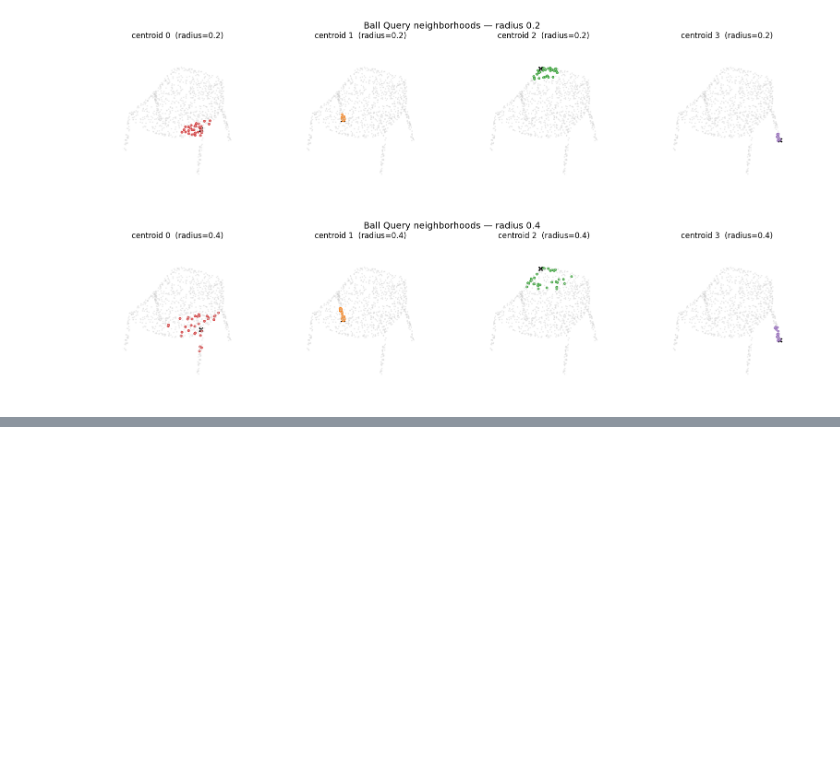
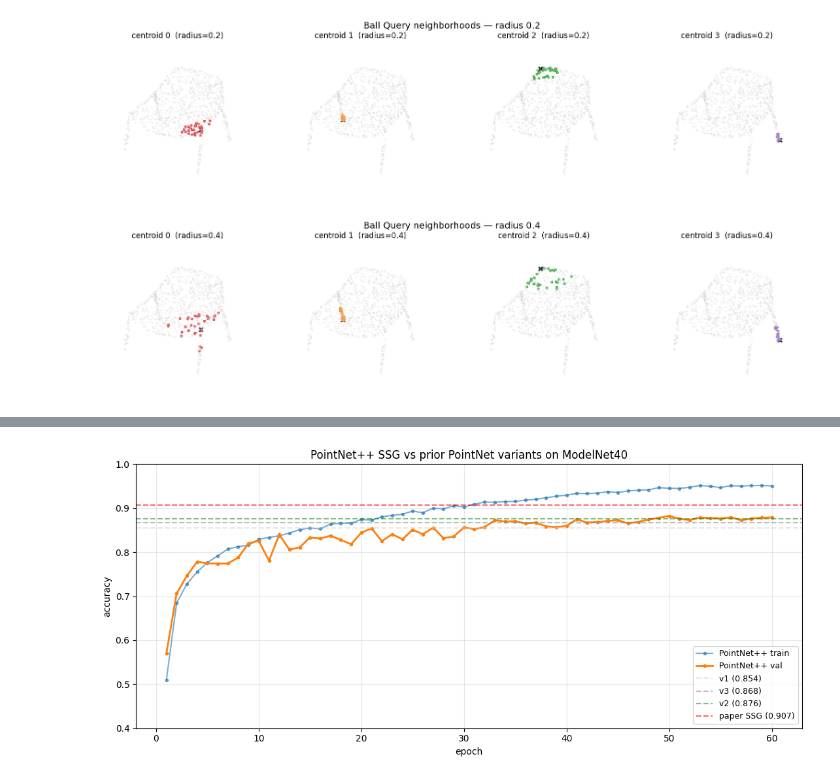
Before and after one commit to Vatsy05/3D-Object-Detection, a Jupyter notebook: notebooks/PointCloudPointNetpp_ModelNet40.ipynb, the cells around one changed output, grey strips where cells are left out. Cells and saved outputs as stored; diff of their text form; code cells hidden in the pictures; blank space fills up the shorter version.

Commit message:
Trained PointNet SSG on ModelNet40

```diff
--- a/notebooks/PointCloudPointNetpp_ModelNet40.ipynb
+++ b/notebooks/PointCloudPointNetpp_ModelNet40.ipynb
@@ -337,0 +550,85 @@ for radius in [0.2, 0.4]:
+# %%
+best_path_pp = os.path.join(CHECKPOINT_DIR, "pointnetpp_ssg_modelnet40_best.pt")
+
+# Fresh model + optimizer + cosine LR schedule
+model = PointNetPlusPlusSSG(num_classes=40, dropout=0.4).to(device)
+optimizer = torch.optim.Adam(model.parameters(), lr=1e-3)
+
+NUM_EPOCHS = 60
+scheduler = torch.optim.lr_scheduler.CosineAnnealingLR(optimizer, T_max=NUM_EPOCHS, eta_min=1e-5)
+
+history_pp = {"train_loss": [], "train_acc": [], "val_acc": [], "lr": []}
+best_val_acc_pp = 0.0
+
+print(f"Training PointNet++ SSG on ModelNet40 -- {NUM_EPOCHS} epochs on {device}")
+print(f"Recipe: aug + cosine LR (1e-3 -> 1e-5) + dropout 0.4")
+print(f"Previous best (v2): 0.8756  |  Paper SSG: 0.907\n")
+print(f"{'epoch':>5}  {'lr':>8}  {'train_loss':>10}  {'train_acc':>10}  {'val_acc':>9}  {'time':>7}")
+print("-" * 64)
+
+for epoch in range(1, NUM_EPOCHS + 1):
+    t0 = time.time()
+    current_lr = optimizer.param_groups[0]["lr"]
+
+    # ---- Train ----
+    model.train()
+    loss_sum, correct, total = 0.0, 0, 0
+    for pts, lbls in train_loader_m40:
+        pts, lbls = pts.to(device), lbls.to(device)
+        optimizer.zero_grad()
+        logits = model(pts)
+        loss = F.cross_entropy(logits, lbls)
+        loss.backward()
+        optimizer.step()
+        loss_sum += loss.item() * pts.size(0)
+        correct  += (logits.argmax(1) == lbls).sum().item()
+        total    += pts.size(0)
+    scheduler.step()
+    train_loss = loss_sum / total
+    train_acc  = correct  / total
+
+    # ---- Validate ----
+    model.eval()
+    val_correct, val_total = 0, 0
+    with torch.no_grad():
+        for pts, lbls in test_loader_m40:
+            pts, lbls = pts.to(device), lbls.to(device)
+            val_correct += (model(pts).argmax(1) == lbls).sum().item()
+            val_total   += pts.size(0)
+    val_acc = val_correct / val_total
+
+    history_pp["train_loss"].append(train_loss)
+    history_pp["train_acc"].append(train_acc)
+    history_pp["val_acc"].append(val_acc)
+    history_pp["lr"].append(current_lr)
+
+    flag = ""
+    if val_acc > best_val_acc_pp:
+        best_val_acc_pp = val_acc
+        torch.save(model.state_dict(), best_path_pp)
+        flag = "  *"
+
+    print(f"{epoch:>5}  {current_lr:>8.2e}  {train_loss:>10.4f}  {train_acc:>10.4f}  {val_acc:>9.4f}  {time.time()-t0:>6.1f}s{flag}")
+
+print(f"\n=== Result ===")
+print(f"  v1 baseline (aug)         : 0.8545")
+print(f"  v2 (+ input T-Net)        : 0.8756")
+print(f"  v3 (full PointNet)        : 0.8675")
+print(f"  PointNet++ SSG            : {best_val_acc_pp:.4f}  (delta vs v2: {best_val_acc_pp - 0.8756:+.4f})")
+print(f"  Paper SSG target          : 0.907  (gap: {best_val_acc_pp - 0.907:+.4f})")
+print(f"  Checkpoint                : {best_path_pp}")
+
+# Plot with all previous results as reference lines
+fig, ax = plt.subplots(figsize=(11, 5))
+ep = range(1, NUM_EPOCHS + 1)
+ax.plot(ep, history_pp["train_acc"], "-o", markersize=3, label="PointNet++ train",  alpha=0.6)
+ax.plot(ep, history_pp["val_acc"],   "-o", markersize=3, label="PointNet++ val",    linewidth=2)
+ax.axhline(0.8545, color="lightgray", linestyle="--", alpha=0.5, label="v1 (0.854)")
+ax.axhline(0.8675, color="gray",      linestyle="--", alpha=0.5, label="v3 (0.868)")
+ax.axhline(0.8756, color="green",     linestyle="--", alpha=0.5, label="v2 (0.876)")
+ax.axhline(0.907,  color="red",       linestyle="--", alpha=0.6, label="paper SSG (0.907)")
+ax.set(xlabel="epoch", ylabel="accuracy",
+       title="PointNet++ SSG vs prior PointNet variants on ModelNet40", ylim=(0.4, 1.0))
+ax.legend(loc="lower right", fontsize=9); ax.grid(alpha=0.3)
+plt.tight_layout(); plt.show()
+# %% [output]
@@ -337,0 +652 @@ for radius in [0.2, 0.4]:
+[figure, added]
```
Also changed, not shown: parts of 6 cells of this notebook.
